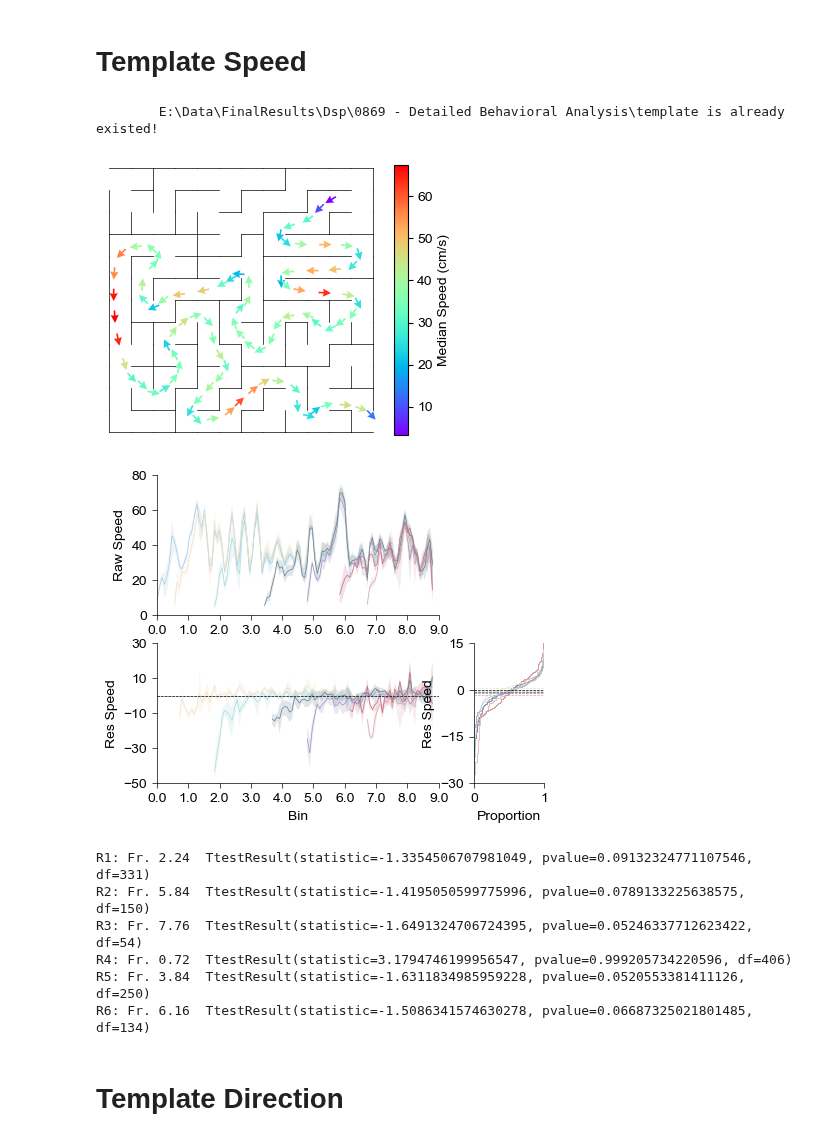
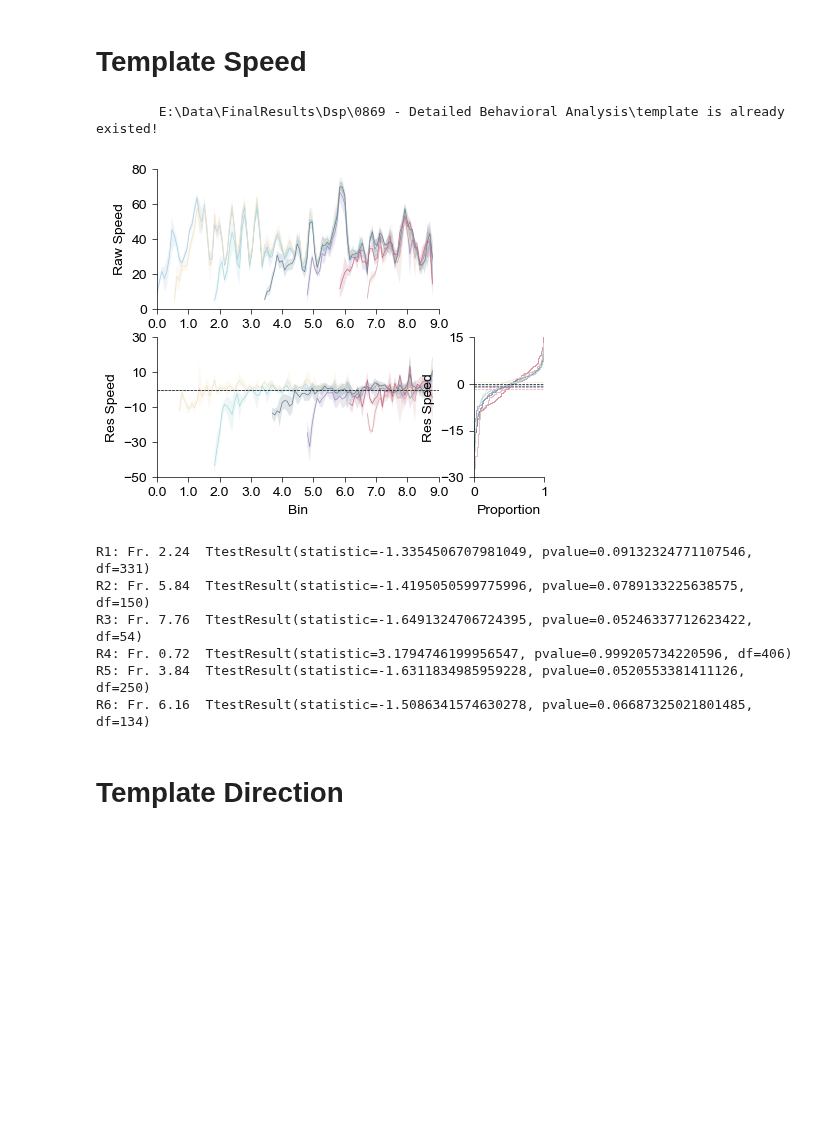
Before and after one commit to YAO-Shuyang/PlotFigures, a Jupyter notebook: NodeFigures/Fig0869 - Detaild Behavioral Analysis.ipynb, the cells around one changed output. Saved outputs shown, nothing was run; the diff lists cells and outputs as text; code cells hidden in the pictures; blank space fills up the shorter version.

```diff
--- a/NodeFigures/Fig0869 - Detaild Behavioral Analysis.ipynb
+++ b/NodeFigures/Fig0869 - Detaild Behavioral Analysis.ipynb
@@ -145,7 +146,6 @@ visualize_template(10224)
 visualize_template(10227)
 visualize_template(10232)
 """
-visualize_template(10232, route=0)
 if exists(join(figdata, f'{code_id} [Examine Template].pkl')) == False:
     ExTempData = {
         'MiceID': [],
@@ -240,35 +240,34 @@ sns.ecdfplot(
     ax=ax2,
     linewidth=0.5,
     #bins=40,
     #binrange=(-50, 30),
     #line_kws={'linewidth': 0.5},
     #stat='density',
     #element="step",
     legend=False,
 )
 ax2.set_ylim(-30, 15)
 ax2.set_yticks(np.linspace(-30, 15, 4))
 #ax2.set_xlim(0, 0.06)
 #ax2.set_xticks(np.linspace(0, 0.06, 4))
 ax2.set_xlim(0, 1)
 ax2.set_xticks((0, 1))
 for r in range(1, 7):
     res_data = SubData['Res Speed'][(SubData['Route'] == r)&(np.isnan(SubData['Res Speed'])==False)]
     bar = np.mean(res_data)
     ax2.axhline(bar, color=DSPPalette[r], linewidth=0.5, linestyle='--')
 ax2.axhline(0, color='k', linewidth=0.5, linestyle='--')
 plt.savefig(join(loc, f'Examine Template.png'), dpi=600)
 plt.savefig(join(loc, f'Examine Template.svg'), dpi=600)
 plt.show()
 
 init_m = init_pos/12.5
 for r in range(1, 7):
     idx = np.where((ExTempData['Route'] == r)&(np.isnan(ExTempData['Res Speed']) == False)&(ExTempData['Bin']>=init_pos[r]))[0]
     print(f"R{r}: Fr. {init_m[r]:.2f}  {ttest_1samp(ExTempData['Res Speed'][idx], 0, alternative='less')}")
 # %% [output]
         E:\Data\FinalResults\Dsp\0869 - Detailed Behavioral Analysis\template is already existed!
-[figure, old version]
+[figure, new version]
-[figure, removed]
 R1: Fr. 2.24  TtestResult(statistic=-1.3354506707981049, pvalue=0.09132324771107546, df=331)
 R2: Fr. 5.84  TtestResult(statistic=-1.4195050599775996, pvalue=0.0789133225638575, df=150)
 R3: Fr. 7.76  TtestResult(statistic=-1.6491324706724395, pvalue=0.05246337712623422, df=54)
```
Also changed, not shown: parts of 10 cells of this notebook, 7 other files.
